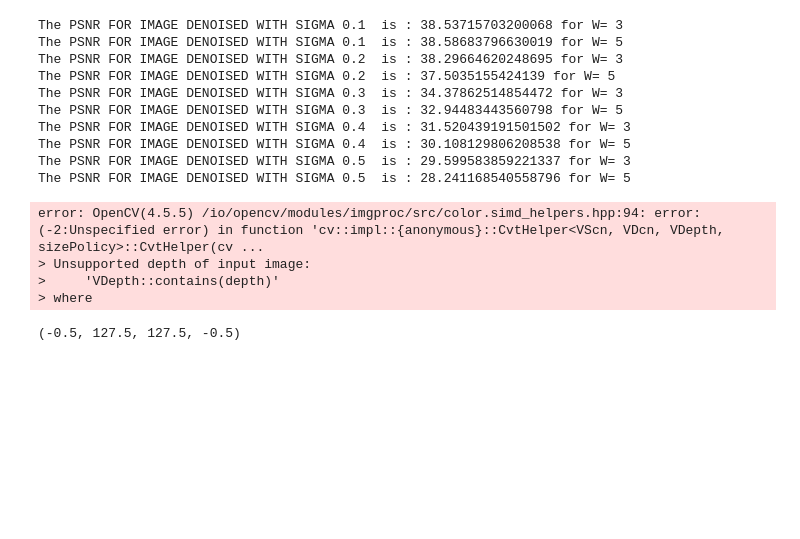
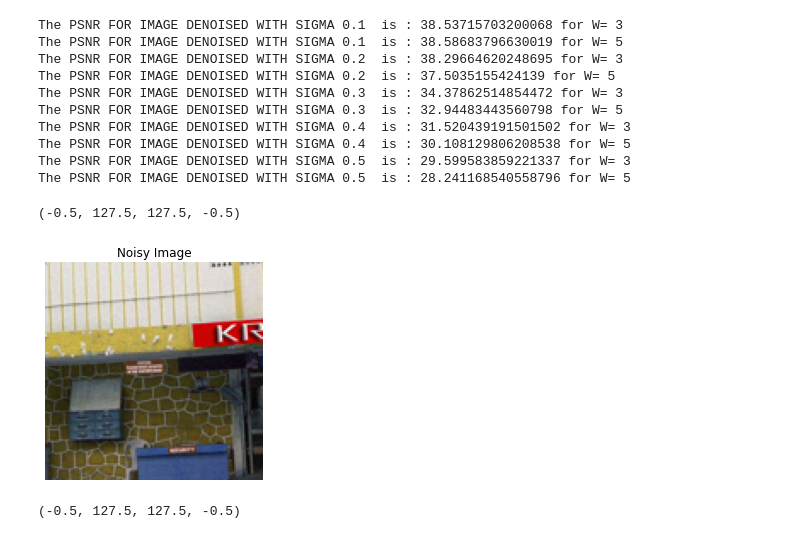
Before and after one commit to arunima101/Image-Processing-EE5175, a Jupyter notebook: Lab-10/PA(10)_EE21S062.ipynb, the cells around one changed output. Drawn from its saved outputs; the diff is of its cells as text; code cells hidden in the pictures; blank space fills up the shorter version.

```diff
--- a/Lab-10/PA(10)_EE21S062.ipynb
+++ b/Lab-10/PA(10)_EE21S062.ipynb
@@ -87,15 +87,13 @@ The PSNR FOR IMAGE DENOISED WITH SIGMA 0.4  is : 30.108129806208538 for W= 5
 The PSNR FOR IMAGE DENOISED WITH SIGMA 0.5  is : 29.599583859221337 for W= 3
 The PSNR FOR IMAGE DENOISED WITH SIGMA 0.5  is : 28.241168540558796 for W= 5
 # %%
-g=cv2.cvtColor(g, cv2.COLOR_BGR2RGB )
+
 plt.imshow(g)
 plt.title("Noisy Image")
 plt.axis('off')
 # %% [output]
-error: OpenCV(4.5.5) /io/opencv/modules/imgproc/src/color.simd_helpers.hpp:94: error: (-2:Unspecified error) in function 'cv::impl::{anonymous}::CvtHelper<VScn, VDcn, VDepth, sizePolicy>::CvtHelper(cv ...
-> Unsupported depth of input image:
->     'VDepth::contains(depth)'
-> where
+(-0.5, 127.5, 127.5, -0.5)
+[figure, added]
 # %%
 fig = plt.figure(figsize=(20,20))
 fig.add_subplot(3, 2, 1)
```
